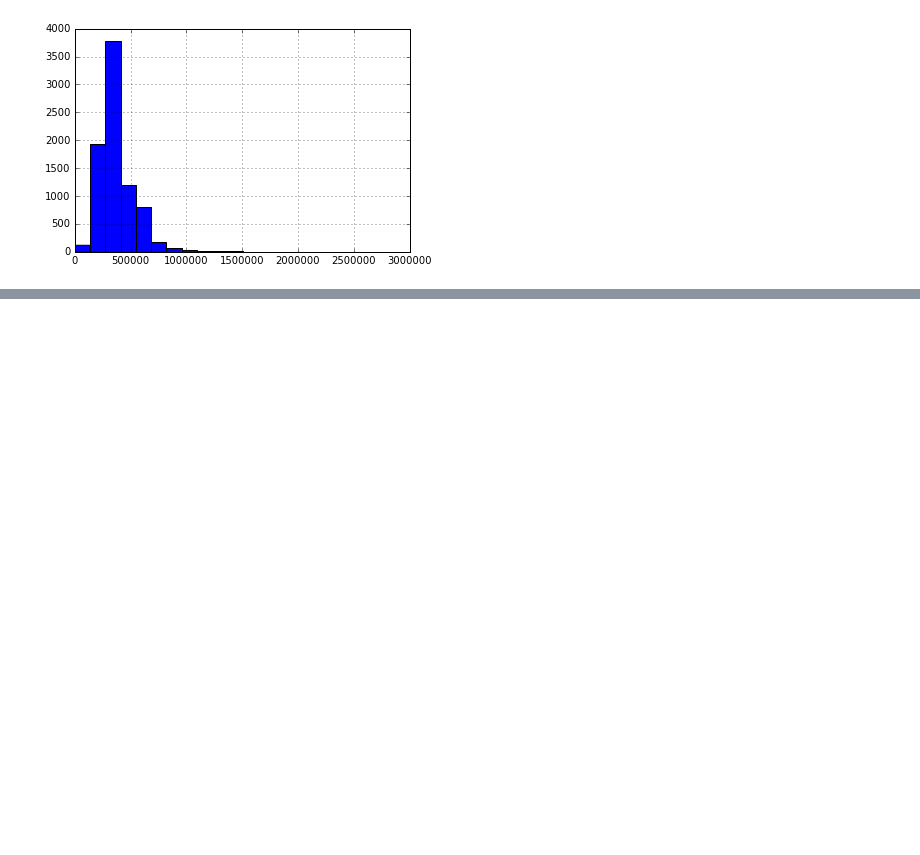
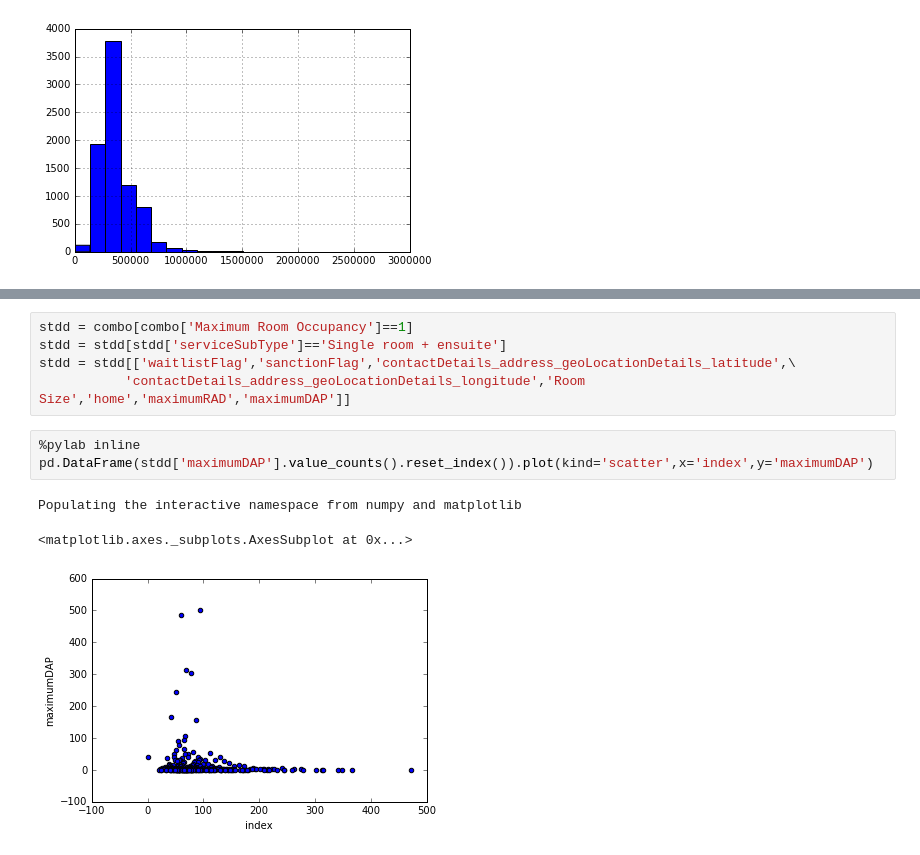
Before and after one commit to jacksongs/resibattle, a Jupyter notebook: Untitled.ipynb, the cells around one changed output, grey strips where cells are left out. Saved outputs shown, nothing was run; the diff lists cells and outputs as text; blank space fills up the shorter version.

```diff
--- a/Untitled.ipynb
+++ b/Untitled.ipynb
@@ -156,0 +195,12 @@ Populating the interactive namespace from numpy and matplotlib
+# %%
+stdd = combo[combo['Maximum Room Occupancy']==1]
+stdd = stdd[stdd['serviceSubType']=='Single room + ensuite']
+stdd = stdd[['waitlistFlag','sanctionFlag','contactDetails_address_geoLocationDetails_latitude',\
+           'contactDetails_address_geoLocationDetails_longitude','Room Size','home','maximumRAD','maximumDAP']]
+# %%
+%pylab inline
+pd.DataFrame(stdd['maximumDAP'].value_counts().reset_index()).plot(kind='scatter',x='index',y='maximumDAP')
+# %% [output]
+Populating the interactive namespace from numpy and matplotlib
+<matplotlib.axes._subplots.AxesSubplot at 0x...>
+[figure, added]
```
Also changed, not shown: parts of 5 cells of this notebook, 13 other files.
